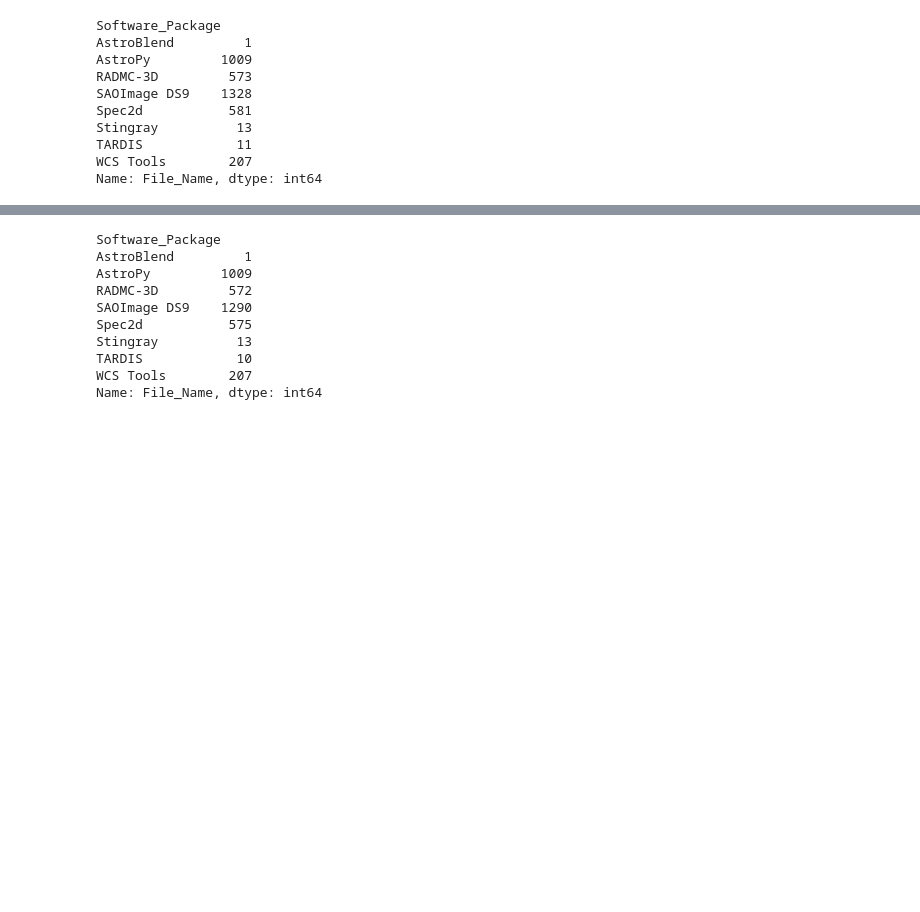
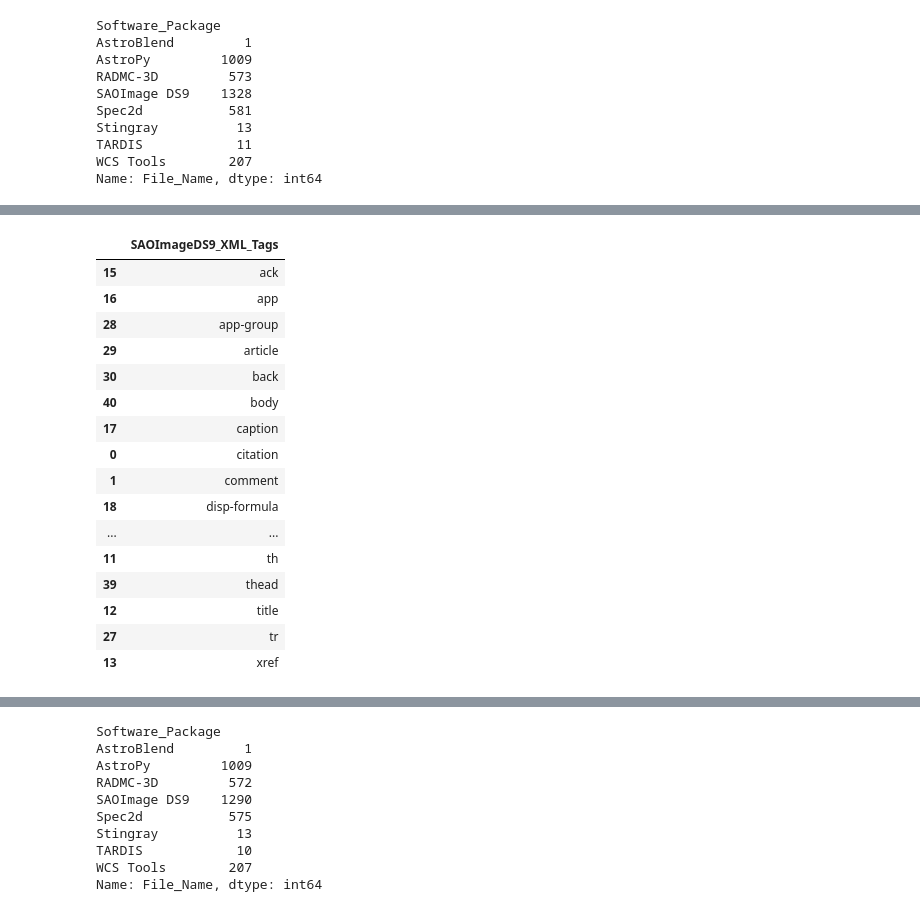
Before and after one commit to CfA-Library/Cite_Astro_Software, a Jupyter notebook: Citation_Study_2019/XML_ANALYSIS_022619.ipynb, the cells around one changed output, grey strips where cells are left out. Drawn from its saved outputs; the diff is of its cells as text; code cells hidden in the pictures; blank space fills up the shorter version.

```diff
--- a/Citation_Study_2019/XML_ANALYSIS_022619.ipynb
+++ b/Citation_Study_2019/XML_ANALYSIS_022619.ipynb
@@ -283,0 +368,29 @@ Name: File_Name, dtype: int64
+# %%
+# DS9
+SAOImageDS9_Tags = XML_all_tags.loc[XML_all_tags['Software_Package'].str.contains("SAOImage DS9")]
+SAOImageDS9_Tags = pd.concat([SAOImageDS9_Tags['Parent1_Tag'], SAOImageDS9_Tags['Parent2_Tag'], SAOImageDS9_Tags['Parent3_Tag'], SAOImageDS9_Tags['Parent4_Tag']]).unique()
+SAOImageDS9_Tags = np.ndarray.tolist(SAOImageDS9_Tags)
+SAOImageDS9_Tags = pd.DataFrame(SAOImageDS9_Tags, columns = ["SAOImageDS9_XML_Tags"])
+SAOImageDS9_Tags = SAOImageDS9_Tags[SAOImageDS9_Tags.SAOImageDS9_XML_Tags.notnull()]
+SAOImageDS9_Tags = SAOImageDS9_Tags.sort_values(by=['SAOImageDS9_XML_Tags'])
+# write tags to csv
+SAOImageDS9_Tags.to_csv("SAOImageDS9_Tags_022719.csv")
+SAOImageDS9_Tags
+# %% [output]
+|  | SAOImageDS9_XML_Tags |
+| 15 | ack |
+| 16 | app |
+| 28 | app-group |
+| 29 | article |
+| 30 | back |
+| 40 | body |
+| 17 | caption |
+| 0 | citation |
+| 1 | comment |
+| 18 | disp-formula |
+| ... | ... |
+| 11 | th |
+| 39 | thead |
+| 12 | title |
+| 27 | tr |
+| 13 | xref |
```
Also changed, not shown: parts of 10 cells of this notebook, 10 other files.
